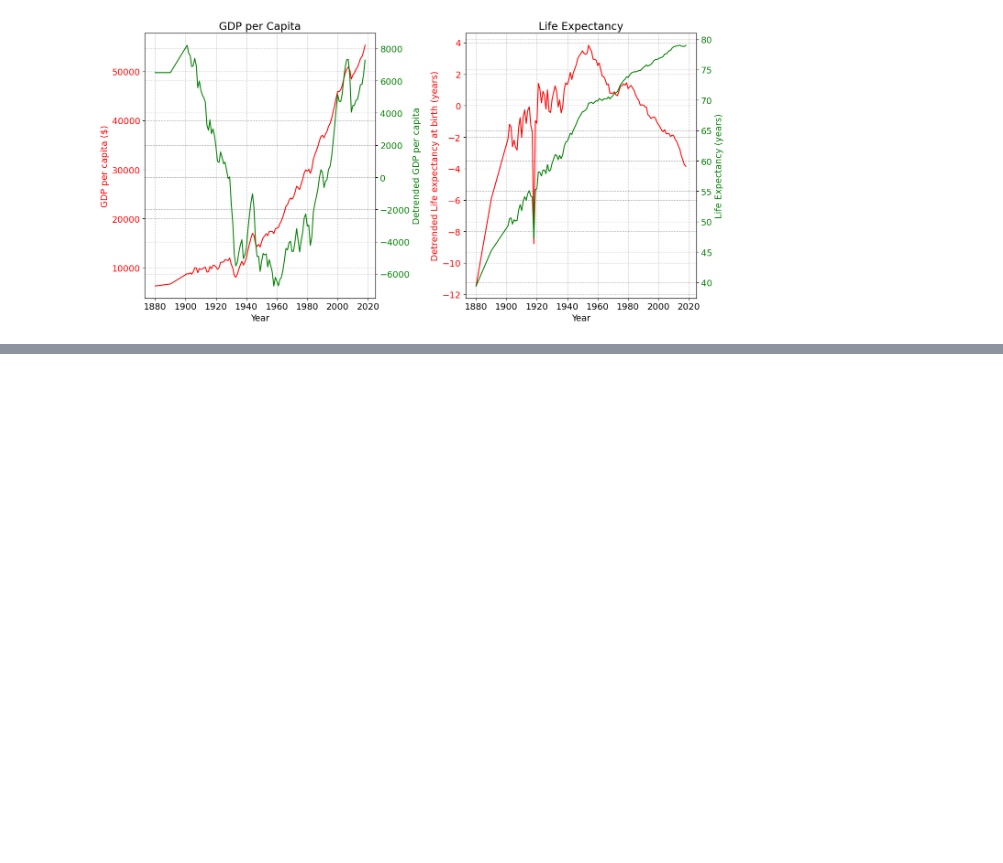
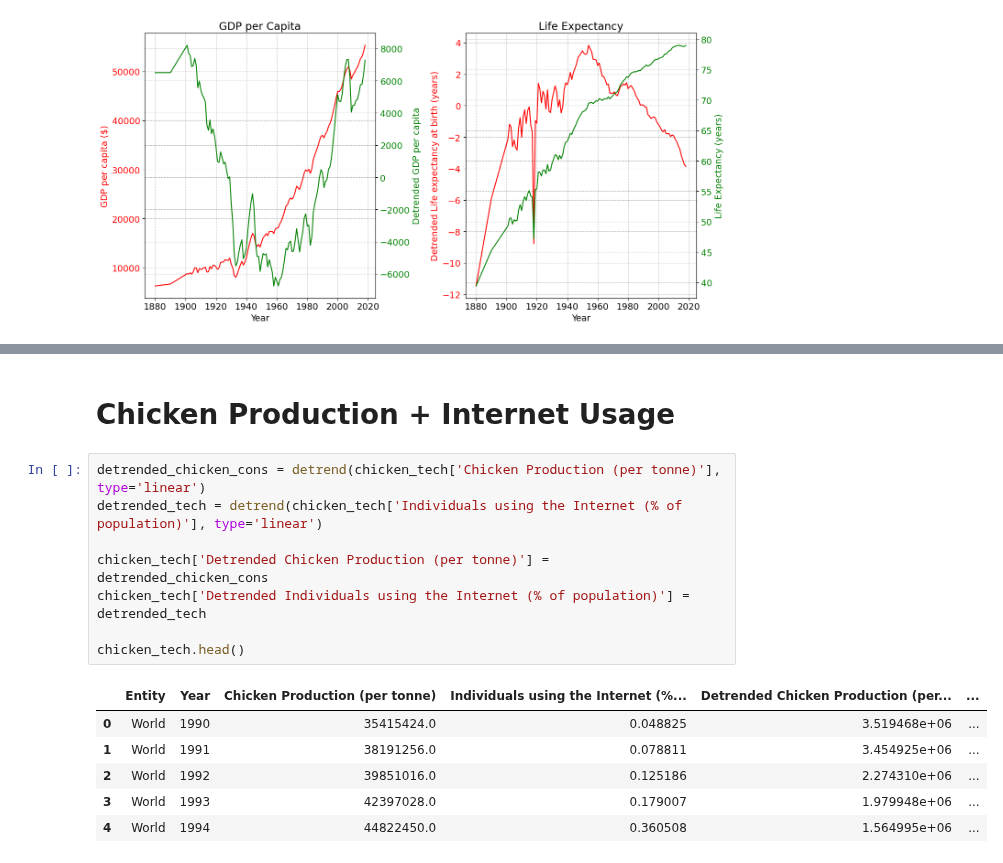
Before and after one commit to NumEconCopenhagen/projects-2024-isabel_nicole_snorri, a Jupyter notebook: dataproject/dataproject_nicsfix copy.ipynb, the cells around one changed output, grey strips where cells are left out. Cells and saved outputs as stored; diff of their text form; blank space fills up the shorter version.

```diff
--- a/dataproject/dataproject_nicsfix copy.ipynb
+++ b/dataproject/dataproject_nicsfix copy.ipynb
@@ -488,0 +512,17 @@ ImportError: cannot import name 'TimeSeriesAnalyzer' from 'dataproject' (/Users/
+# %% [markdown]
+# Chicken Production + Internet Usage
+# %%
+detrended_chicken_cons = detrend(chicken_tech['Chicken Production (per tonne)'], type='linear')
+detrended_tech = detrend(chicken_tech['Individuals using the Internet (% of population)'], type='linear')
+
+chicken_tech['Detrended Chicken Production (per tonne)'] = detrended_chicken_cons
+chicken_tech['Detrended Individuals using the Internet (% of population)'] = detrended_tech
+
+chicken_tech.head()
+# %% [output]
+|  | Entity | Year | Chicken Production (per tonne) | Individuals using the Internet (%... | Detrended Chicken Production (per... | ... |
+| 0 | World | 1990 | 35415424.0 | 0.048825 | 3.519468e+06 | ... |
+| 1 | World | 1991 | 38191256.0 | 0.078811 | 3.454925e+06 | ... |
+| 2 | World | 1992 | 39851016.0 | 0.125186 | 2.274310e+06 | ... |
+| 3 | World | 1993 | 42397028.0 | 0.179007 | 1.979948e+06 | ... |
+| 4 | World | 1994 | 44822450.0 | 0.360508 | 1.564995e+06 | ... |
```
Also changed, not shown: parts of 5 cells of this notebook, 1 other file.
